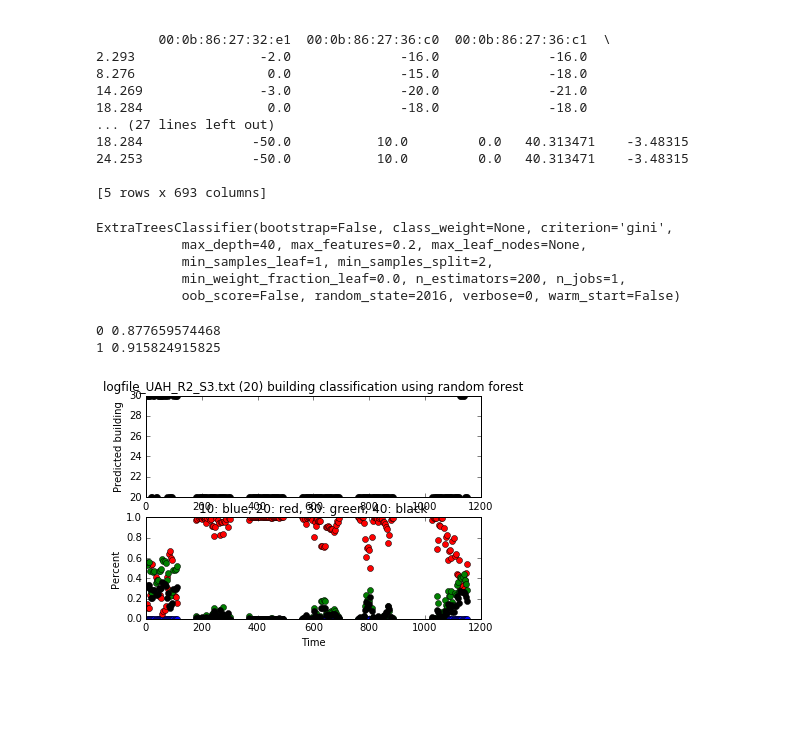
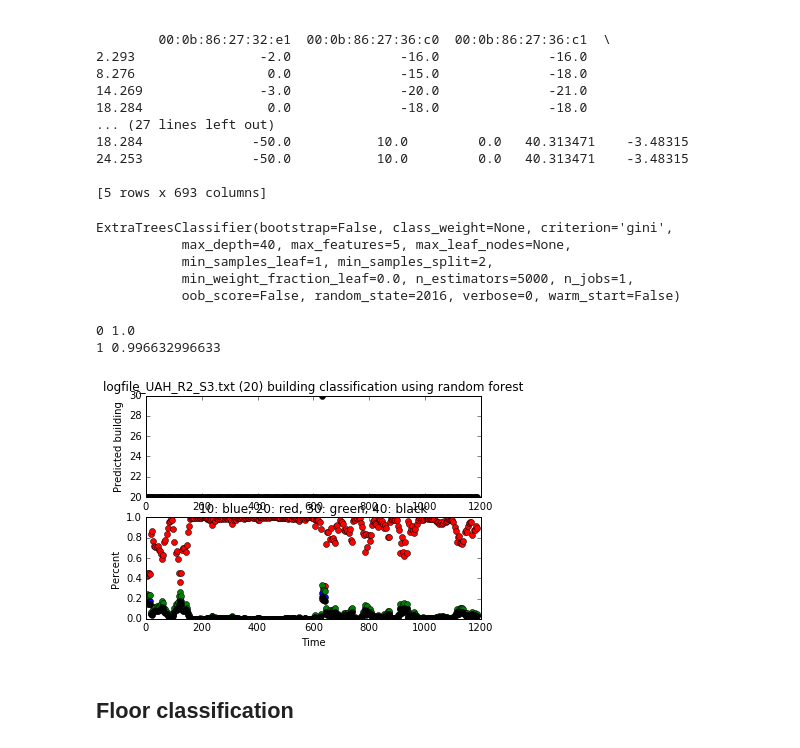
Before and after one commit to yairbeer/lis2016, a Jupyter notebook: train-heir-II.ipynb, the cells around one changed output. Drawn from its saved outputs; the diff is of its cells as text; code cells hidden in the pictures; blank space fills up the shorter version.

Commit message:
train heirarcial. floor

```diff
--- a/train-heir-II.ipynb
+++ b/train-heir-II.ipynb
@@ -412,13 +412,13 @@ from sklearn.ensemble import ExtraTreesClassifier
 train_build = train_wifi.iloc[:, :-4]
 train_build_results = train_wifi['POSI_building']
 
-rfc = ExtraTreesClassifier(n_estimators=200, max_depth=40 ,max_features=0.2, random_state=2016)
+rfc = ExtraTreesClassifier(n_estimators=5000, max_depth=40 ,max_features=5, random_state=2016)
 rfc.fit(train_build.values, train_build_results.values)
 # %% [output]
 ExtraTreesClassifier(bootstrap=False, class_weight=None, criterion='gini',
-           max_depth=40, max_features=0.2, max_leaf_nodes=None,
+           max_depth=40, max_features=5, max_leaf_nodes=None,
            min_samples_leaf=1, min_samples_split=2,
-           min_weight_fraction_leaf=0.0, n_estimators=200, n_jobs=1,
+           min_weight_fraction_leaf=0.0, n_estimators=5000, n_jobs=1,
            oob_score=False, random_state=2016, verbose=0, warm_start=False)
 # %%
 # Create test routes
@@ -438,27 +438,31 @@ for i in range(len(test_routes)):
     predicted_build_proba.append(rfc.predict_proba(test_build[i].values))
     print(i, np.sum(predicted_build[i] == test_build_results[i].values) / test_build_results[i].shape[0])
 # %% [output]
-0 0.877659574468
-1 0.915824915825
+0 1.0
+1 0.996632996633
 # %%
 %matplotlib inline
 import matplotlib.pyplot as plt
+
+route = 1
 # Plot results
 plt.figure(1)
 plt.subplot(211)
 plt.title('logfile_UAH_R2_S3.txt (20) building classification using random forest')
-plt.plot(test_build[0].index.values, test_build_results[0].values, 'b',
-         test_build[0].index.values, predicted_build[0], 'ko')
+plt.plot(test_build[route].index.values, test_build_results[route].values, 'b',
+         test_build[route].index.values, predicted_build[route], 'ko')
 plt.xlabel('Time')
 plt.ylabel('Predicted building')
 plt.subplot(212)
-plt.plot(test_build[0].index.values, predicted_build_proba[0][:, 0], 'bo',
-         test_build[0].index.values, predicted_build_proba[0][:, 1], 'ro',
-         test_build[0].index.values, predicted_build_proba[0][:, 2], 'go',
-         test_build[0].index.values, predicted_build_proba[0][:, 3], 'ko')
+plt.plot(test_build[route].index.values, predicted_build_proba[route][:, 0], 'bo',
+         test_build[route].index.values, predicted_build_proba[route][:, 1], 'ro',
+         test_build[route].index.values, predicted_build_proba[route][:, 2], 'go',
+         test_build[route].index.values, predicted_build_proba[route][:, 3], 'ko')
 plt.xlabel('Time')
 plt.ylabel('Percent')
 plt.title('10: blue, 20: red, 30: green, 40: black')
 plt.show()
 # %% [output]
-[figure, old version]
+[figure, new version]
+# %% [markdown]
+## Floor classification
```
Also changed, not shown: parts of 1 cell of this notebook, 1 other file.
